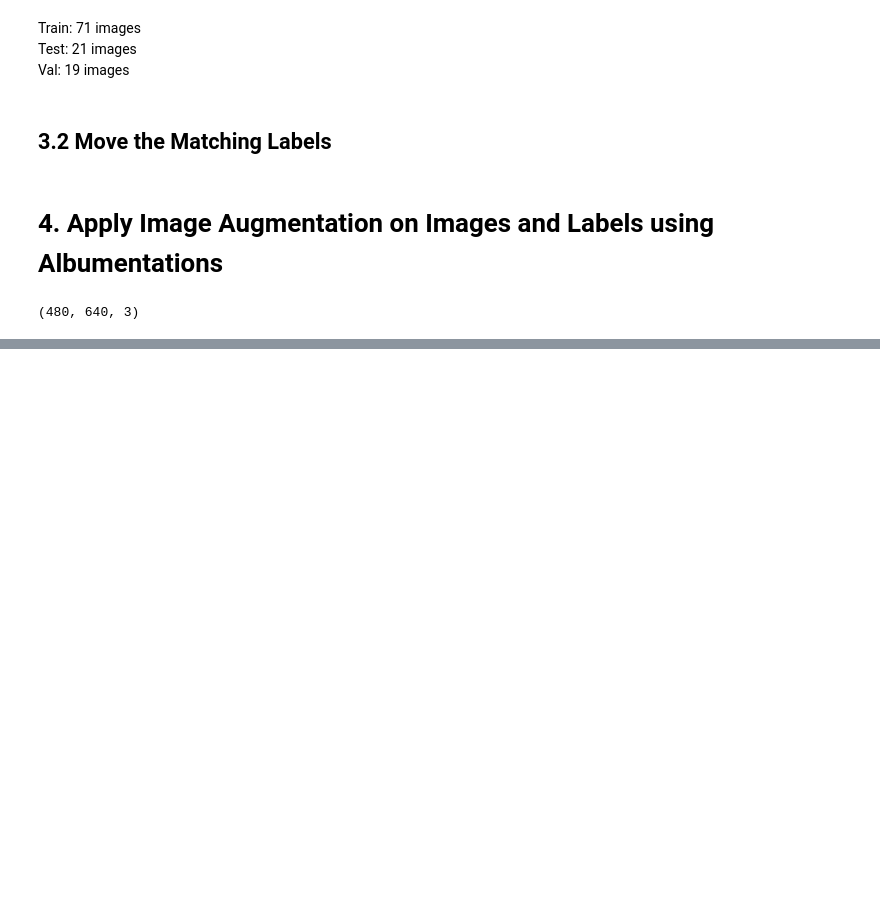
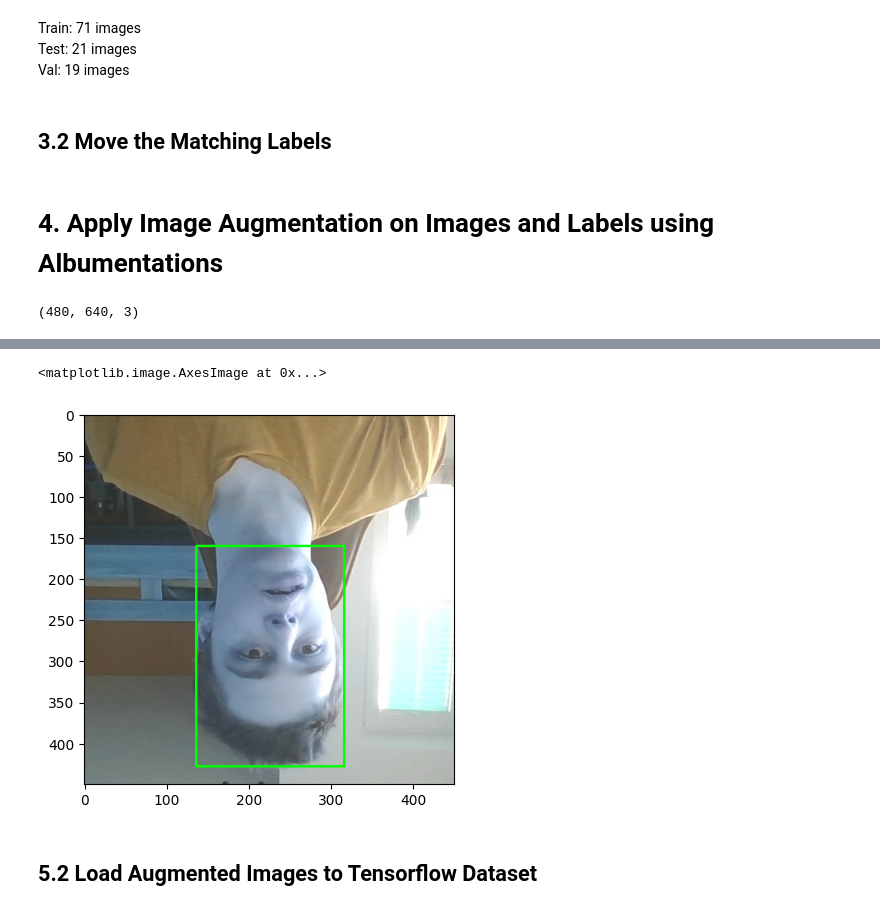
Before and after one commit to Franulo/Deep-Learning-Journey, a Jupyter notebook: 02.YoutubeTutorial/Course.ipynb, the cells around one changed output, grey strips where cells are left out. Drawn from its saved outputs; the diff is of its cells as text; code cells hidden in the pictures; blank space fills up the shorter version.

```diff
--- a/02.YoutubeTutorial/Course.ipynb
+++ b/02.YoutubeTutorial/Course.ipynb
@@ -209,0 +374,13 @@ augmentor = alb.Compose([alb.RandomCrop(width=450, height=450),
+# %%
+cv2.rectangle(img=img2,
+              pt1=tuple(np.multiply(coords2[:2], [450, 450]).astype(int)),
+              pt2=tuple(np.multiply(coords2[2:], [450, 450]).astype(int)),
+              color=(0, 255, 0),
+              thickness=2)
+
+plt.imshow(img2)
+# %% [output]
+<matplotlib.image.AxesImage at 0x...>
+[figure, added]
+# %% [markdown]
+## 5.2 Load Augmented Images to Tensorflow Dataset
```
Also changed, not shown: parts of 67 cells of this notebook.
